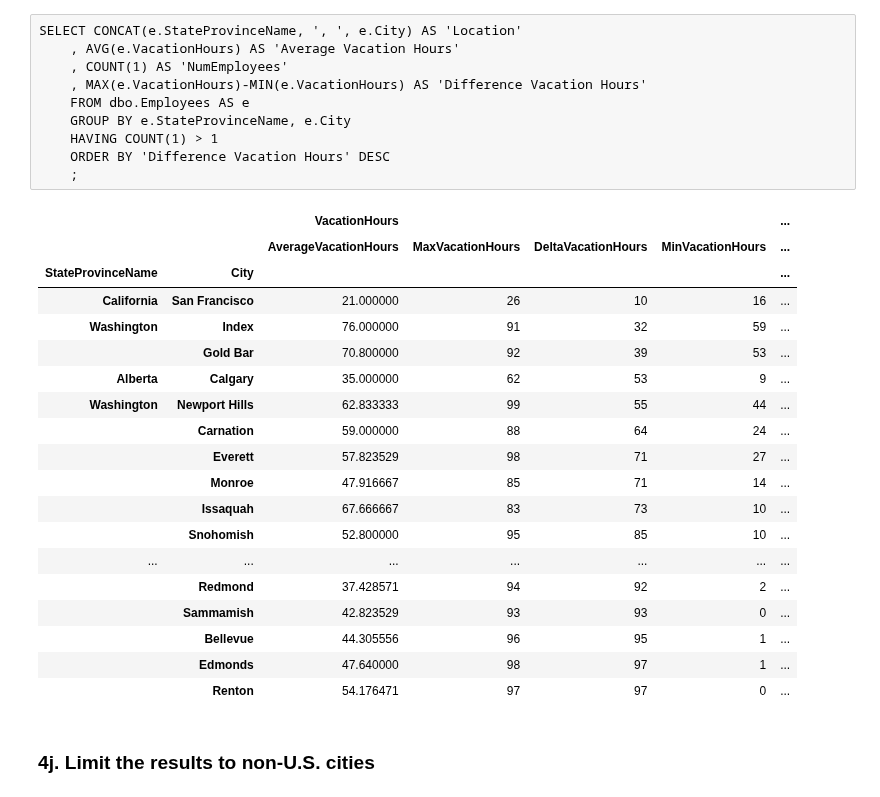
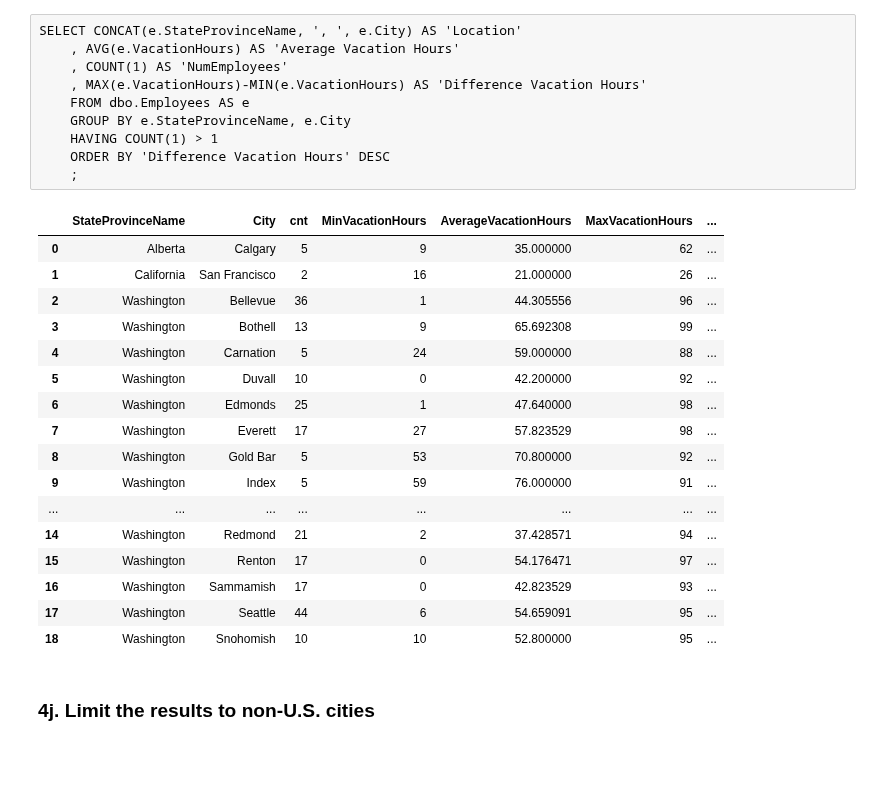
Before and after one commit to kingmolnar/DataScienceProgramming, a Jupyter notebook: 03-Pandas/PandasExercise_solution.ipynb, the cells around one changed output. Saved outputs shown, nothing was run; the diff lists cells and outputs as text; code cells hidden in the pictures; blank space fills up the shorter version.

```diff
--- a/03-Pandas/PandasExercise_solution.ipynb
+++ b/03-Pandas/PandasExercise_solution.ipynb
@@ -1331,42 +1395,48 @@ SELECT CONCAT(e.StateProvinceName, ', ', e.City) AS 'Location'
 	ORDER BY 'Difference Vacation Hours' DESC
 	;
 # %%
+def my_own_delta(x):
+    return  x.max()-x.min()
+
 aggregations = {
     'VacationHours' : {
         'AverageVacationHours' : 'mean',
-        'MinVacationHours' : min,
-        'MaxVacationHours' : max,
-        'DeltaVacationHours' : lambda x: x.max()-x.min()
+        'MinVacationHours' : np.min,
+        'MaxVacationHours' : np.max,
+        'DeltaVacationHours' : my_own_delta, ##lambda x: x.max()-x.min(),
+        'cnt' : pd.Series.count
     },
     'EmployeeID' : {
         'NumEmployees' : 'count'
     },
 }
 
 df = Employees.groupby(by=['StateProvinceName', 'City']).aggregate(aggregations)
-##df['VacationHours']['DeltaVacationHours']>1
+df['VacationHours']['DeltaVacationHours']>1
 df2 = df[df['VacationHours']['DeltaVacationHours']>1]
-df2.iloc[np.argsort(df2['VacationHours']['DeltaVacationHours'])]
+
+df2.columns = df2.columns.droplevel(0)
+df2.reset_index()
+##df2.iloc[np.argsort(df2['VacationHours']['DeltaVacationHours'])]
+##np.argsort(df2['VacationHours']['DeltaVacationHours'])
 # %% [output]
-|  |  | VacationHours |  |  |  | ... |
-|  |  | AverageVacationHours | MaxVacationHours | DeltaVacationHours | MinVacationHours | ... |
-| StateProvinceName | City |  |  |  |  | ... |
-| California | San Francisco | 21.000000 | 26 | 10 | 16 | ... |
-| Washington | Index | 76.000000 | 91 | 32 | 59 | ... |
-|  | Gold Bar | 70.800000 | 92 | 39 | 53 | ... |
-| Alberta | Calgary | 35.000000 | 62 | 53 | 9 | ... |
-| Washington | Newport Hills | 62.833333 | 99 | 55 | 44 | ... |
-|  | Carnation | 59.000000 | 88 | 64 | 24 | ... |
-|  | Everett | 57.823529 | 98 | 71 | 27 | ... |
-|  | Monroe | 47.916667 | 85 | 71 | 14 | ... |
-|  | Issaquah | 67.666667 | 83 | 73 | 10 | ... |
-|  | Snohomish | 52.800000 | 95 | 85 | 10 | ... |
-| ... | ... | ... | ... | ... | ... | ... |
-|  | Redmond | 37.428571 | 94 | 92 | 2 | ... |
-|  | Sammamish | 42.823529 | 93 | 93 | 0 | ... |
-|  | Bellevue | 44.305556 | 96 | 95 | 1 | ... |
-|  | Edmonds | 47.640000 | 98 | 97 | 1 | ... |
-|  | Renton | 54.176471 | 97 | 97 | 0 | ... |
+|  | StateProvinceName | City | cnt | MinVacationHours | AverageVacationHours | MaxVacationHours | ... |
+| 0 | Alberta | Calgary | 5 | 9 | 35.000000 | 62 | ... |
+| 1 | California | San Francisco | 2 | 16 | 21.000000 | 26 | ... |
+| 2 | Washington | Bellevue | 36 | 1 | 44.305556 | 96 | ... |
+| 3 | Washington | Bothell | 13 | 9 | 65.692308 | 99 | ... |
+| 4 | Washington | Carnation | 5 | 24 | 59.000000 | 88 | ... |
+| 5 | Washington | Duvall | 10 | 0 | 42.200000 | 92 | ... |
+| 6 | Washington | Edmonds | 25 | 1 | 47.640000 | 98 | ... |
+| 7 | Washington | Everett | 17 | 27 | 57.823529 | 98 | ... |
+| 8 | Washington | Gold Bar | 5 | 53 | 70.800000 | 92 | ... |
+| 9 | Washington | Index | 5 | 59 | 76.000000 | 91 | ... |
+| ... | ... | ... | ... | ... | ... | ... | ... |
+| 14 | Washington | Redmond | 21 | 2 | 37.428571 | 94 | ... |
+| 15 | Washington | Renton | 17 | 0 | 54.176471 | 97 | ... |
+| 16 | Washington | Sammamish | 17 | 0 | 42.823529 | 93 | ... |
+| 17 | Washington | Seattle | 44 | 6 | 54.659091 | 95 | ... |
+| 18 | Washington | Snohomish | 10 | 10 | 52.800000 | 95 | ... |
 # %% [markdown]
 ### 4j. Limit the results to non-U.S. cities
 # %% [raw]
```
Also changed, not shown: parts of 7 cells of this notebook.
